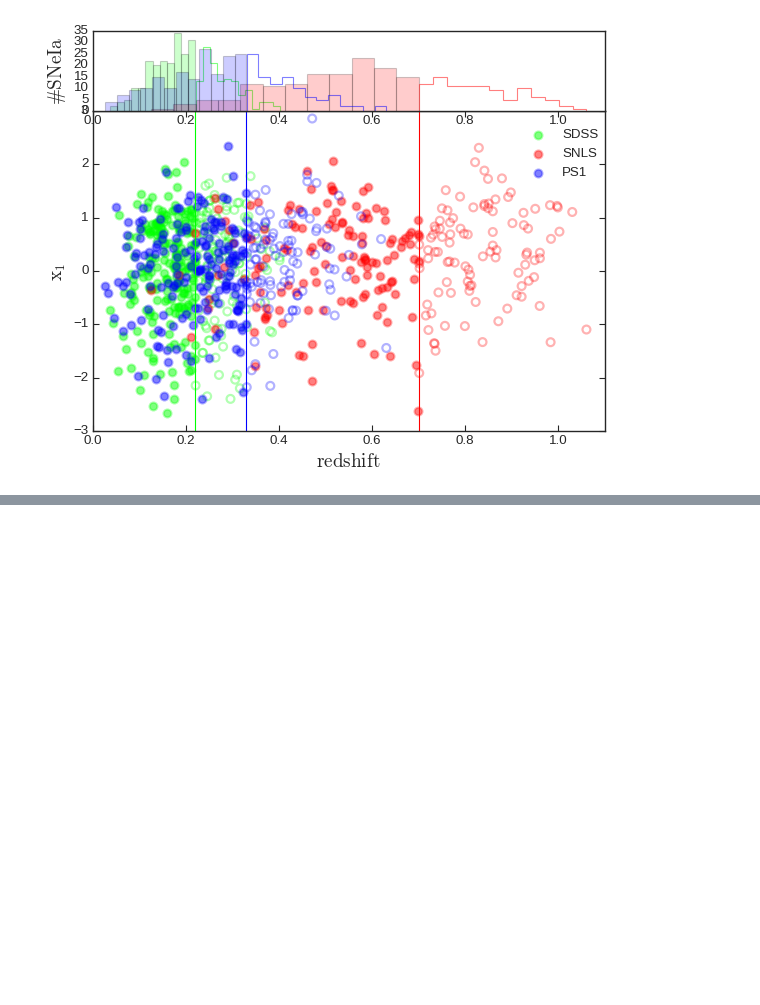
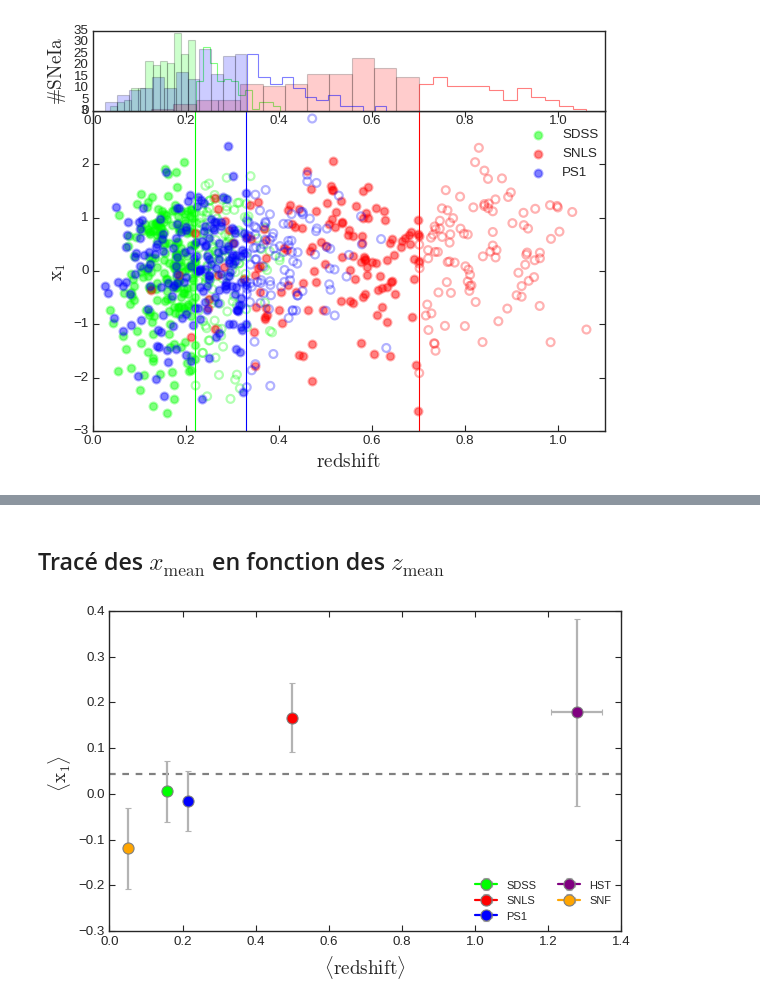
Before and after one commit to Nora-n/variaIa, a Jupyter notebook: notebooks/plots_simple.ipynb, the cells around one changed output, grey strips where cells are left out. Cells and saved outputs as stored; diff of their text form; code cells hidden in the pictures; blank space fills up the shorter version.

```diff
--- a/notebooks/plots_simple.ipynb
+++ b/notebooks/plots_simple.ipynb
@@ -337,0 +469,39 @@ ax.legend(ncol=1, loc='lower left', fontsize='medium',
+# %% [markdown]
+## Tracé des $x_{\text{mean}}$ en fonction des $z_{\text{mean}}$
+# %%
+fig = plt.figure(figsize=[8, 5])
+ax = fig.add_axes([0.1, 0.12, 0.8, 0.8])
+
+
+prop = dict(marker="o", ms=10, ecolor="0.7", lw=2, mew=1, mec="0.5", zorder=5)
+for i in range(5):
+#    if i != 4:
+#        continue
+    ax.errorbar(list(z_mean.values())[i], list(x1_mean.values())[i],
+                 xerr = list(z_std.values())[i]/np.sqrt(len(list(z_zcuts.values())[i])),
+                 yerr = list(x1_std.values())[i]/np.sqrt(len(list(x1_zcuts.values())[i])),
+                 color = list(colors.values())[i], label = surveys[i], **prop)
+
+
+#ax.plot(zz, np.mean(x1_z, axis=1), color="0.7", zorder=2, label="BiGaussianModel")
+ax.axhline(np.mean(list(x1_mean.values())), lw=2, ls="--", color="0.5")
+
+#ax.plot(zz, age_law_snf(zz),
+#        color="0.5", lw=2, label='Model')
+
+ax.tick_params(direction = 'in',
+               length = 5, width = 1,
+               labelsize = 12,
+               top = True, right = True)
+
+ax.set_xlabel(r"$\langle\mathrm{redshift} \rangle$ ", fontsize="x-large")
+ax.set_ylabel(r"$\langle\mathrm{x}_1 \rangle$ ", fontsize="x-large")
+
+#ax.set_ylim(-0.3, 0.4)
+
+ax.legend(loc="lower right", ncol=2, fontsize="small")
+
+fig=plt.gcf()
+#fig.savefig('/home/nora/Documents/Thèse/Images/stretchevol_nomodel.pdf')
+# %% [output]
+[figure, added]
```
Also changed, not shown: parts of 16 cells of this notebook, 12 other files.
